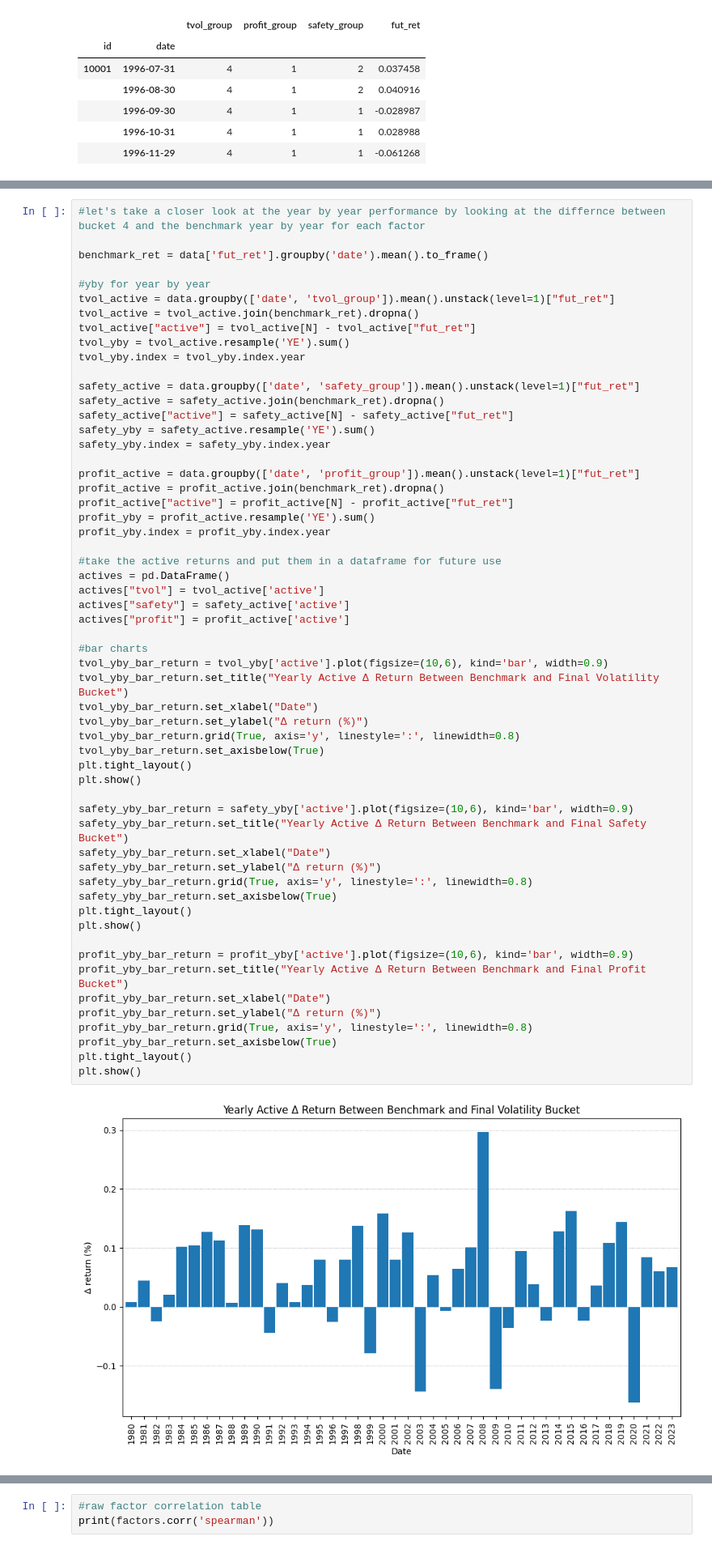
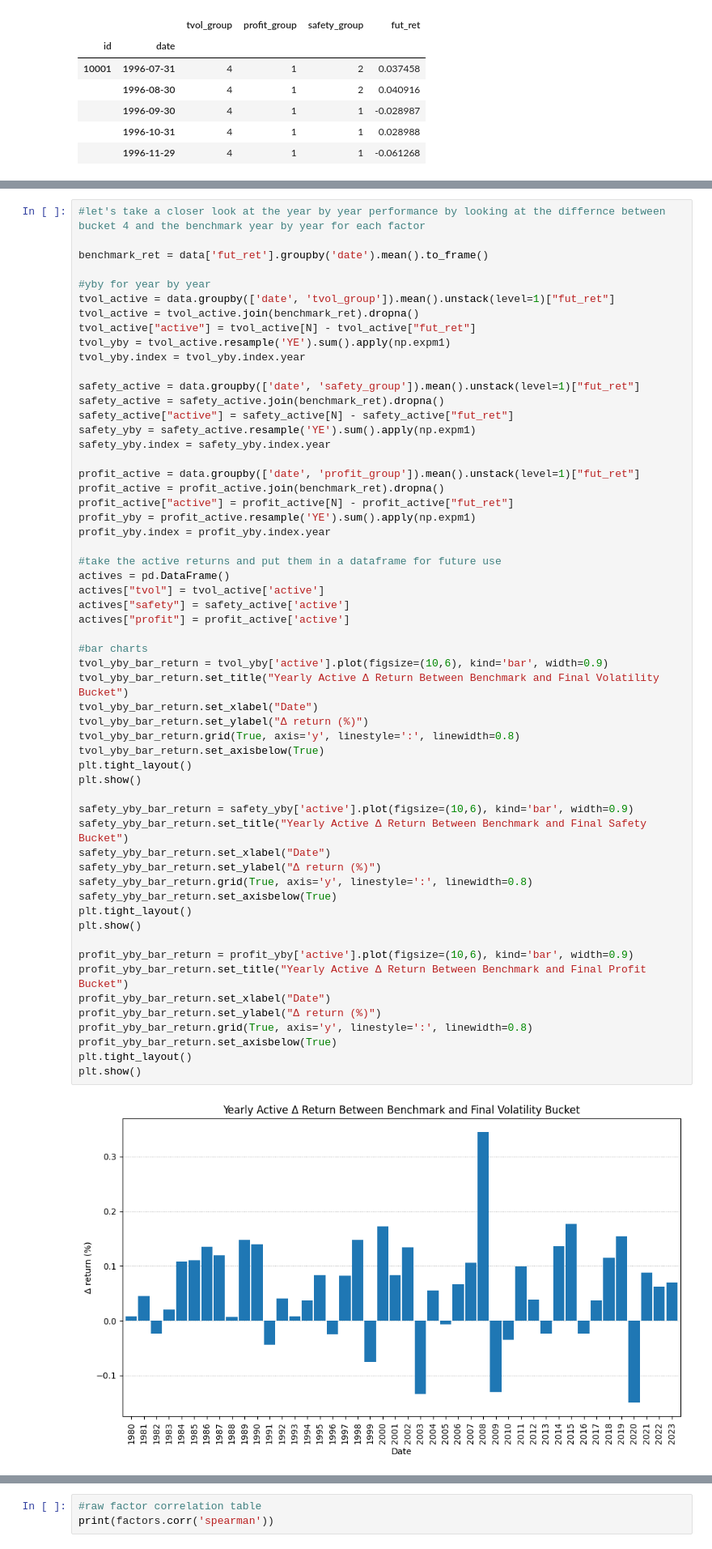
Before and after one commit to Petrichor2390/Portfolio_management, a Jupyter notebook: ass/A_14247617.ipynb, the cells around one changed output, grey strips where cells are left out. Shown at 81% size. Drawn from its saved outputs; the diff is of its cells as text.

```diff
--- a/ass/A_14247617.ipynb
+++ b/ass/A_14247617.ipynb
@@ -213,19 +217,19 @@ benchmark_ret = data['fut_ret'].groupby('date').mean().to_frame()
 tvol_active = data.groupby(['date', 'tvol_group']).mean().unstack(level=1)["fut_ret"]
 tvol_active = tvol_active.join(benchmark_ret).dropna()
 tvol_active["active"] = tvol_active[N] - tvol_active["fut_ret"]
-tvol_yby = tvol_active.resample('YE').sum()
+tvol_yby = tvol_active.resample('YE').sum().apply(np.expm1)
 tvol_yby.index = tvol_yby.index.year
 
 safety_active = data.groupby(['date', 'safety_group']).mean().unstack(level=1)["fut_ret"]
 safety_active = safety_active.join(benchmark_ret).dropna()
 safety_active["active"] = safety_active[N] - safety_active["fut_ret"]
-safety_yby = safety_active.resample('YE').sum()
+safety_yby = safety_active.resample('YE').sum().apply(np.expm1)
 safety_yby.index = safety_yby.index.year
 
 profit_active = data.groupby(['date', 'profit_group']).mean().unstack(level=1)["fut_ret"]
 profit_active = profit_active.join(benchmark_ret).dropna()
 profit_active["active"] = profit_active[N] - profit_active["fut_ret"]
-profit_yby = profit_active.resample('YE').sum()
+profit_yby = profit_active.resample('YE').sum().apply(np.expm1)
 profit_yby.index = profit_yby.index.year
 
 #take the active returns and put them in a dataframe for future use
@@ -235,31 +239,31 @@ actives["safety"] = safety_active['active']
 actives["profit"] = profit_active['active']
 
 #bar charts
 tvol_yby_bar_return = tvol_yby['active'].plot(figsize=(10,6), kind='bar', width=0.9)
 tvol_yby_bar_return.set_title("Yearly Active Δ Return Between Benchmark and Final Volatility Bucket")
 tvol_yby_bar_return.set_xlabel("Date")
 tvol_yby_bar_return.set_ylabel("Δ return (%)")
 tvol_yby_bar_return.grid(True, axis='y', linestyle=':', linewidth=0.8)
 tvol_yby_bar_return.set_axisbelow(True)
 plt.tight_layout()
 plt.show()
 
 safety_yby_bar_return = safety_yby['active'].plot(figsize=(10,6), kind='bar', width=0.9)
 safety_yby_bar_return.set_title("Yearly Active Δ Return Between Benchmark and Final Safety Bucket")
 safety_yby_bar_return.set_xlabel("Date")
 safety_yby_bar_return.set_ylabel("Δ return (%)")
 safety_yby_bar_return.grid(True, axis='y', linestyle=':', linewidth=0.8)
 safety_yby_bar_return.set_axisbelow(True)
 plt.tight_layout()
 plt.show()
 
 profit_yby_bar_return = profit_yby['active'].plot(figsize=(10,6), kind='bar', width=0.9)
 profit_yby_bar_return.set_title("Yearly Active Δ Return Between Benchmark and Final Profit Bucket")
 profit_yby_bar_return.set_xlabel("Date")
 profit_yby_bar_return.set_ylabel("Δ return (%)")
 profit_yby_bar_return.grid(True, axis='y', linestyle=':', linewidth=0.8)
 profit_yby_bar_return.set_axisbelow(True)
 plt.tight_layout()
 plt.show()
 # %% [output]
-[figure, old version]
+[figure, new version]
```
Also changed, not shown: parts of 21 cells of this notebook.
